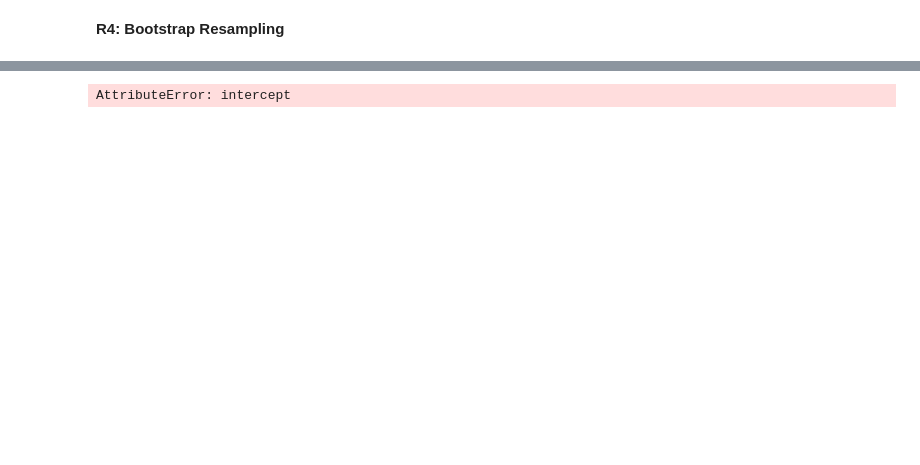
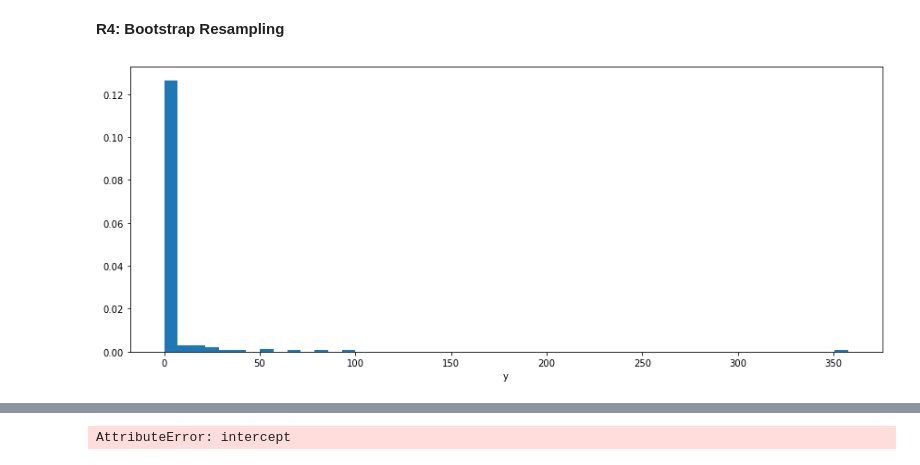
Before and after one commit to Valrojo/info147u2, a Jupyter notebook: info147_tarea2.ipynb, the cells around one changed output, grey strips where cells are left out. Cells and saved outputs as stored; diff of their text form; code cells hidden in the pictures; blank space fills up the shorter version.

```diff
--- a/info147_tarea2.ipynb
+++ b/info147_tarea2.ipynb
@@ -293,2 +273,8 @@ MSE(y_origin, Y_estim)
 # %% [markdown]
 **R4: Bootstrap Resampling**
+# %%
+fig, ax = plt.subplots(figsize=(12, 5), tight_layout=True)
+ax.hist(y_estim, bins=50, density=True)
+ax.set_xlabel('y');
+# %% [output]
+[figure, added]
```
Also changed, not shown: parts of 13 cells of this notebook.
